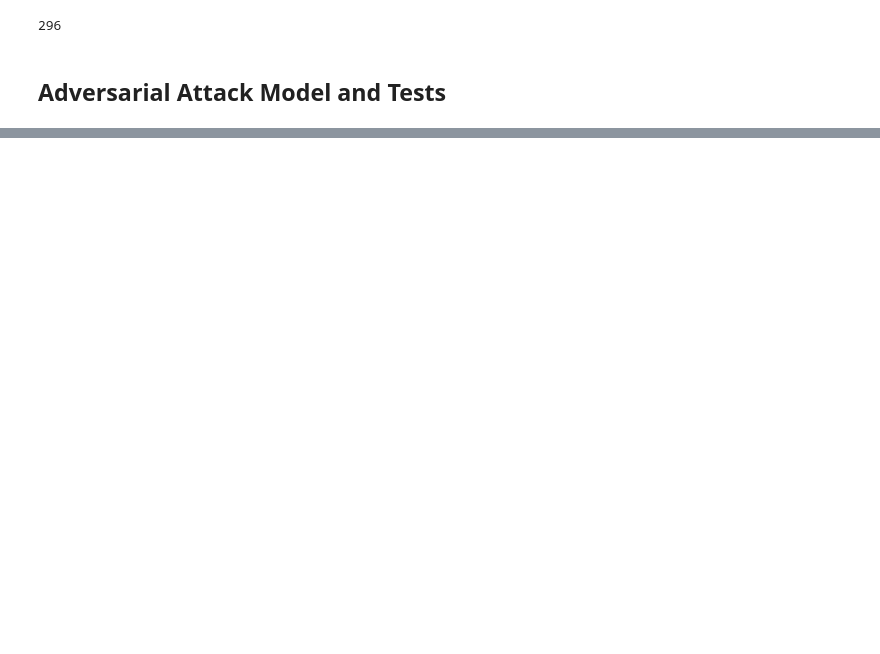
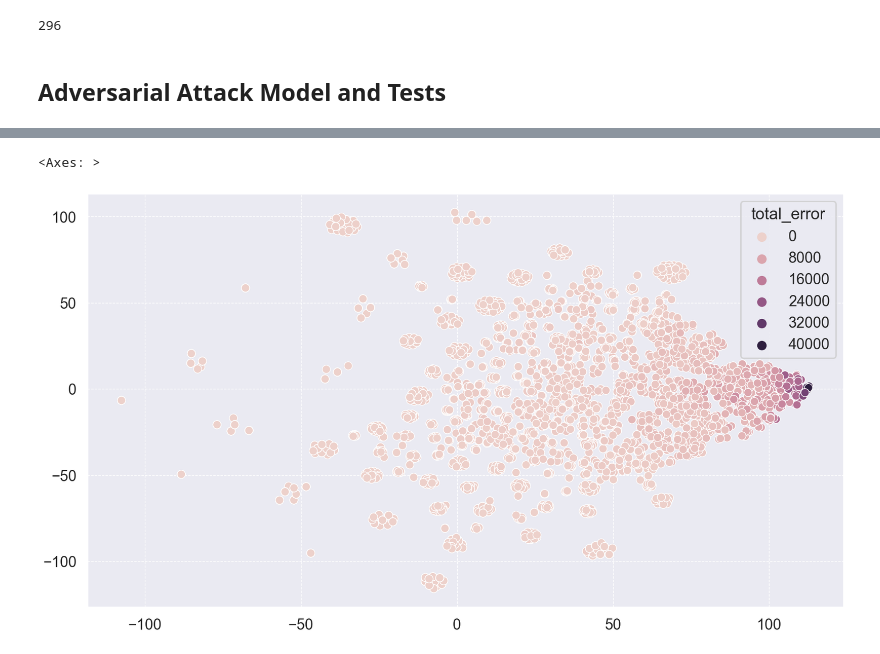
Before and after one commit to MuteJester/AlignAIR, a Jupyter notebook: stress_tests/sequence_start_end_stress.ipynb, the cells around one changed output, grey strips where cells are left out. Drawn from its saved outputs; the diff is of its cells as text; code cells hidden in the pictures; blank space fills up the shorter version.

```diff
--- a/stress_tests/sequence_start_end_stress.ipynb
+++ b/stress_tests/sequence_start_end_stress.ipynb
@@ -592,0 +993,25 @@ array([0, 0, 0, 0, 0, 0, 0, 0, 0, 0, 0, 0, 0, 0, 0, 0, 0, 0, 0, 0, 0, 0,
+# %%
+import numpy as np
+from sklearn.preprocessing import OneHotEncoder
+from sklearn.decomposition import PCA
+from sklearn.manifold import TSNE
+
+dna_base_map = {base:num for num,base in enumerate(DNA_BASES + [''])}
+encoded = []
+for seq in prefixes:
+    counter = {base:0 for base in dna_base_map}
+    for base in seq:
+        counter[base] += 1
+    encoded.append(np.array(list(counter.values())))
+encoded = np.vstack(encoded)
+
+# Reshape the encoded array back to the original shape
+
+# Apply PCA for dimensionality reduction
+pca = TSNE(n_components=2)
+encoded_pca = pca.fit_transform(encoded)
+# %%
+sns.scatterplot(x=encoded_pca[:, 0], y=encoded_pca[:, 1], hue=error_df['total_error'])
+# %% [output]
+<Axes: >
+[figure, added]
```
Also changed, not shown: parts of 26 cells of this notebook.
